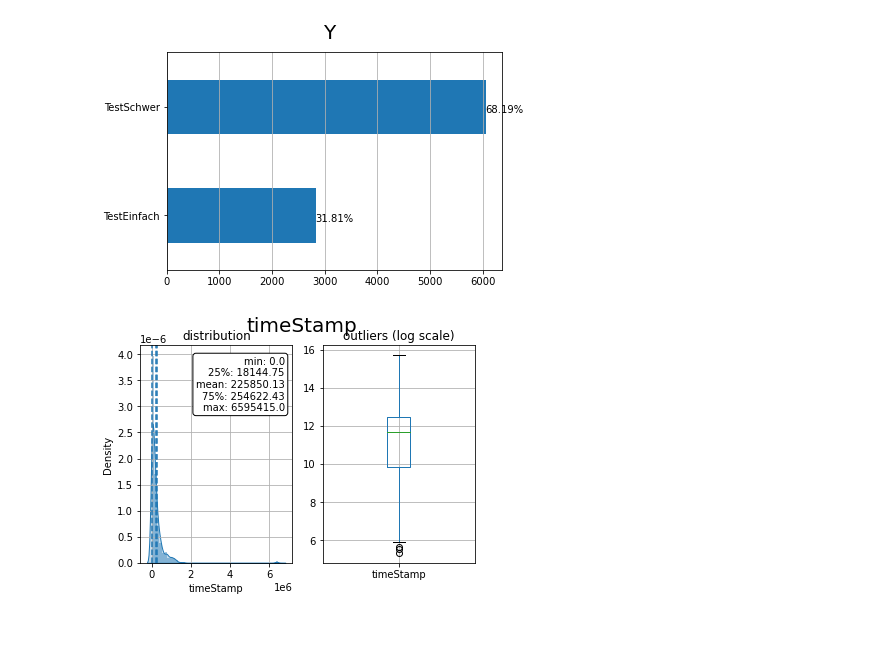
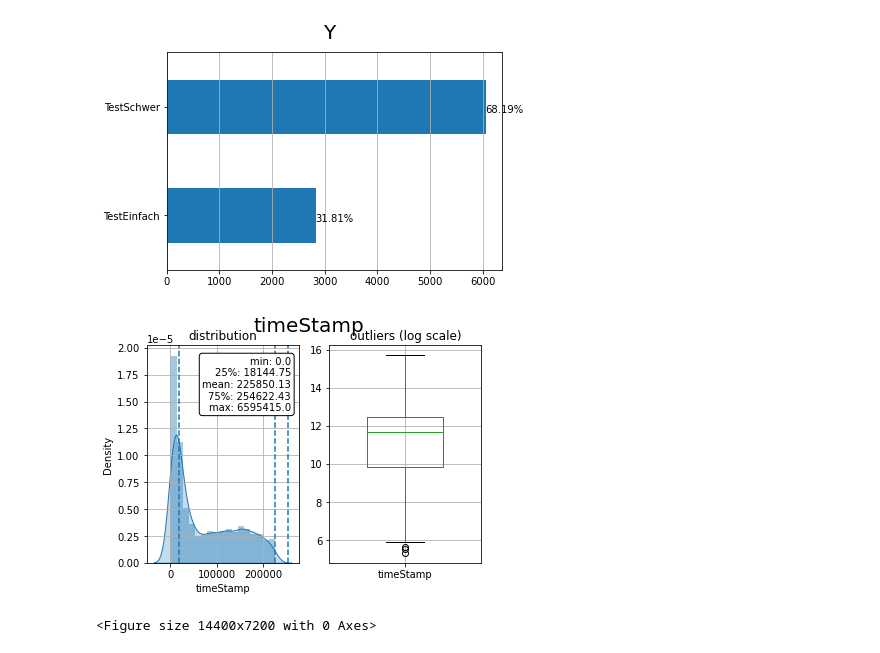
Before and after one commit to IngaGlotzbach/Master-AI, a Jupyter notebook: Model/overviewData.ipynb, the cells around one changed output. Saved outputs shown, nothing was run; the diff lists cells and outputs as text; code cells hidden in the pictures.

```diff
--- a/Model/overviewData.ipynb
+++ b/Model/overviewData.ipynb
@@ -23,3 +18,6 @@ df = shuffle(df_data)
+# %%
+df_data = pd.read_pickle('firstCleanedData.pkl')
 # %%
 #remove scroll
-df_data_without_scroll = df.loc[df["type"] !="scroll"]
+df_data_without_scroll = df_data.loc[df_data["type"] !="scroll"]
+df_data_without_scroll.head()
@@ -76,30 +81,32 @@ df_data_without_scroll['timeStamp'] = df_data_without_scroll['timeStamp'].astype
 # %%
 x = "timeStamp"
 fig, ax = plt.subplots(nrows=1, ncols=2,  sharex=False, sharey=False)
 fig.suptitle(x, fontsize=20)
 ### distribution
 ax[0].title.set_text('distribution')
 variable = df_data_without_scroll[x].fillna(df_data_without_scroll[x].mean())
-breaks = np.quantile(variable, q=np.linspace(0, 1, 11))
+breaks = np.quantile(variable, q=np.linspace(0, 1, 15))
 variable = variable[ (variable > breaks[0]) & (variable <
                     breaks[10]) ]
+plt.figure(figsize=(200,100))
 sns.distplot(variable, hist=True, kde=True, kde_kws={"shade": True}, ax=ax[0])
 des = df_data_without_scroll[x].describe()
 ax[0].axvline(des["25%"], ls='--')
 ax[0].axvline(des["mean"], ls='--')
 ax[0].axvline(des["75%"], ls='--')
 ax[0].grid(True)
 des = round(des, 2).apply(lambda x: str(x))
 box = '\n'.join(("min: "+des["min"], "25%: "+des["25%"], "mean: "+des["mean"], "75%: "+des["75%"], "max: "+des["max"]))
 ax[0].text(0.95, 0.95, box, transform=ax[0].transAxes, fontsize=10, va='top', ha="right", bbox=dict(boxstyle='round', facecolor='white', alpha=1))
 ### boxplot
 ax[1].title.set_text('outliers (log scale)')
 tmp_dtf = pd.DataFrame(df_data_without_scroll[x])
 tmp_dtf[x] = np.log(tmp_dtf[x])
-tmp_dtf.boxplot(column=x, ax=ax[1])
+tmp_dtf.boxplot(column=x, ax=ax[1], widths=(.5))
 plt.show()
 # %% [output]
-[figure, old version]
+[figure, new version]
+<Figure size 14400x7200 with 0 Axes>
 # %%
 cat, num = "Y", "timeStamp"
 fig, ax = plt.subplots(nrows=1, ncols=3,  sharex=False, sharey=False)
```
Also changed, not shown: parts of 19 cells of this notebook, 4 other files.
